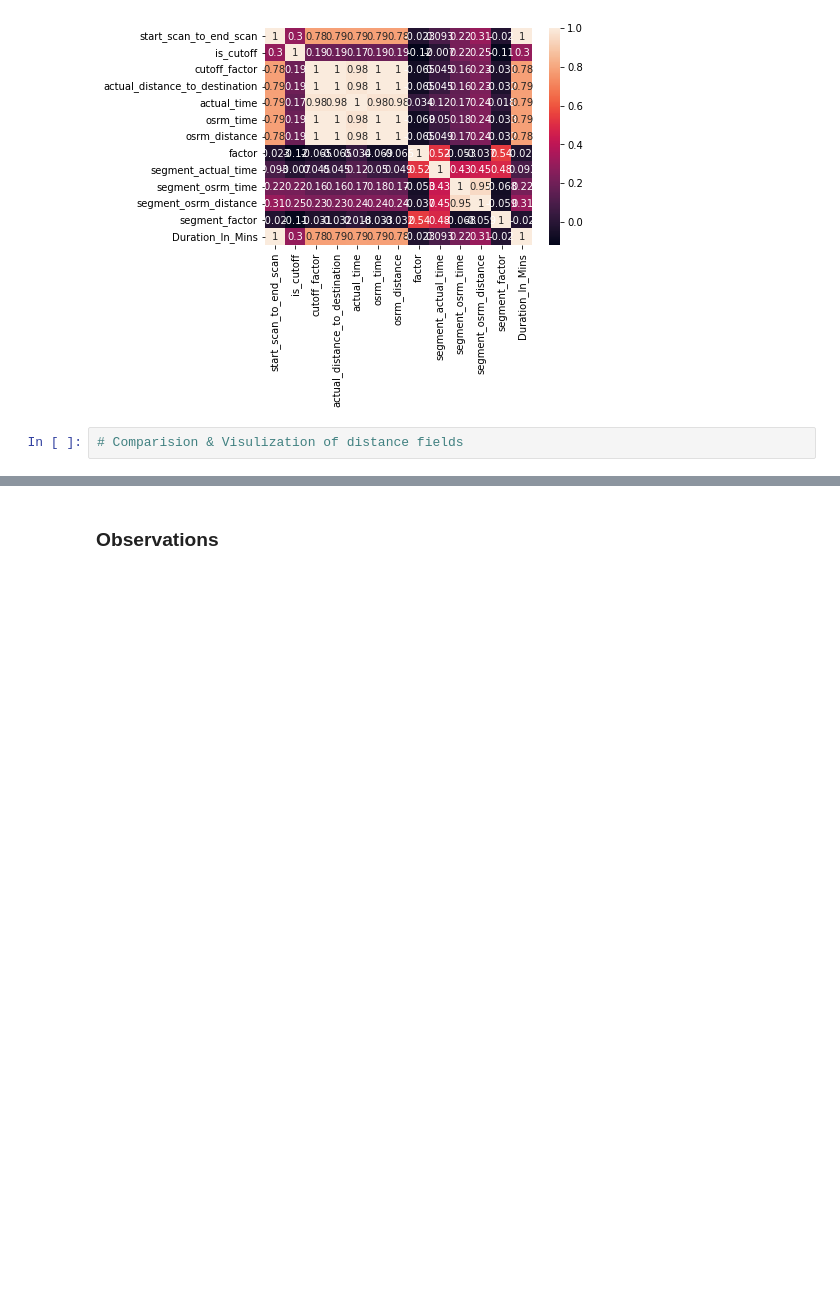
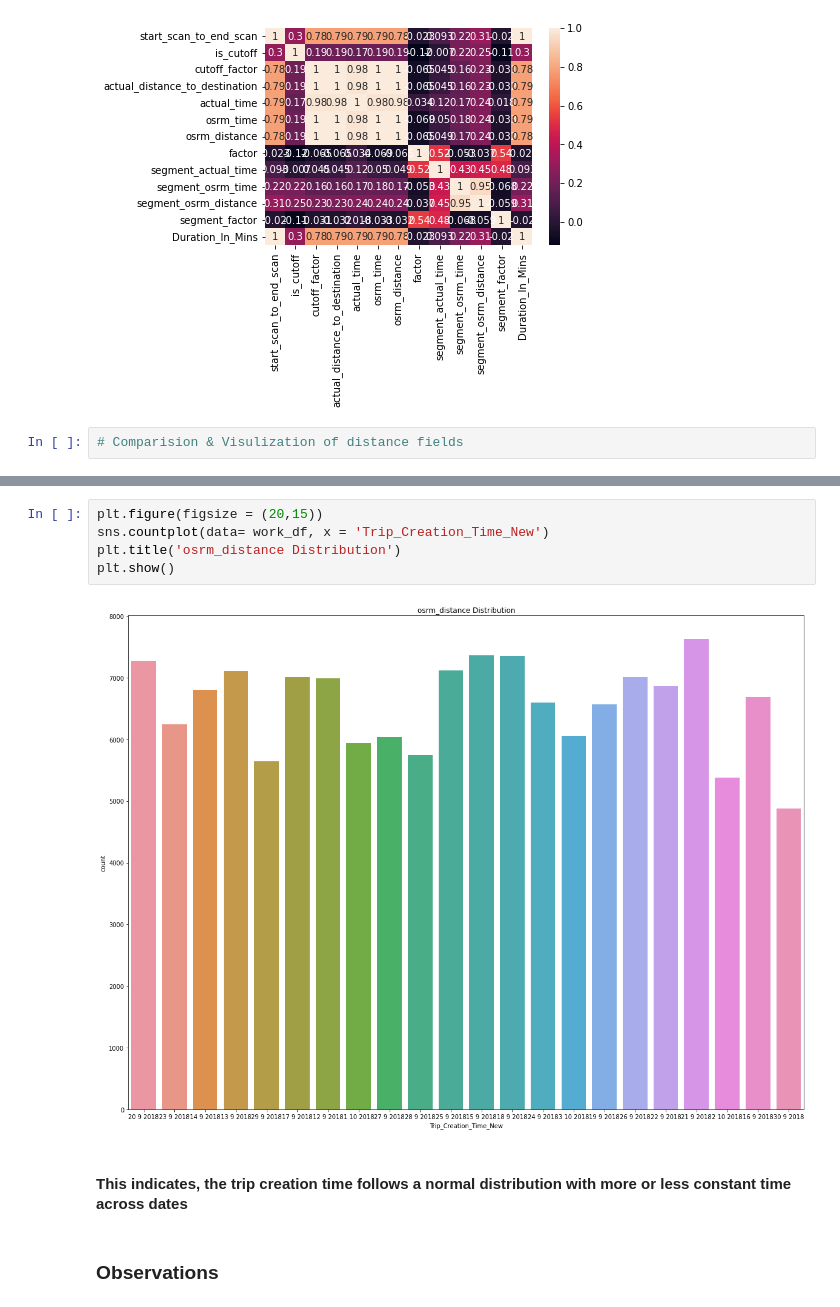
Before and after one commit to pkmariya/Scaler01, a Jupyter notebook: Delhivery_CaseStudy_Mariya_DSMLJune22.ipynb, the cells around one changed output, grey strips where cells are left out. Saved outputs shown, nothing was run; the diff lists cells and outputs as text; blank space fills up the shorter version.

```diff
--- a/Delhivery_CaseStudy_Mariya_DSMLJune22.ipynb
+++ b/Delhivery_CaseStudy_Mariya_DSMLJune22.ipynb
@@ -365,3 +447,12 @@ plt.show()
+# %%
+plt.figure(figsize = (20,15))
+sns.countplot(data= work_df, x = 'Trip_Creation_Time_New')
+plt.title('osrm_distance Distribution')
+plt.show()
+# %% [output]
+[figure, added]
+# %% [markdown]
+#### This indicates, the trip creation time follows a normal distribution with more or less constant time across dates
 # %% [markdown]
 ### Observations
 # %% [markdown]
```
Also changed, not shown: parts of 12 cells of this notebook.
